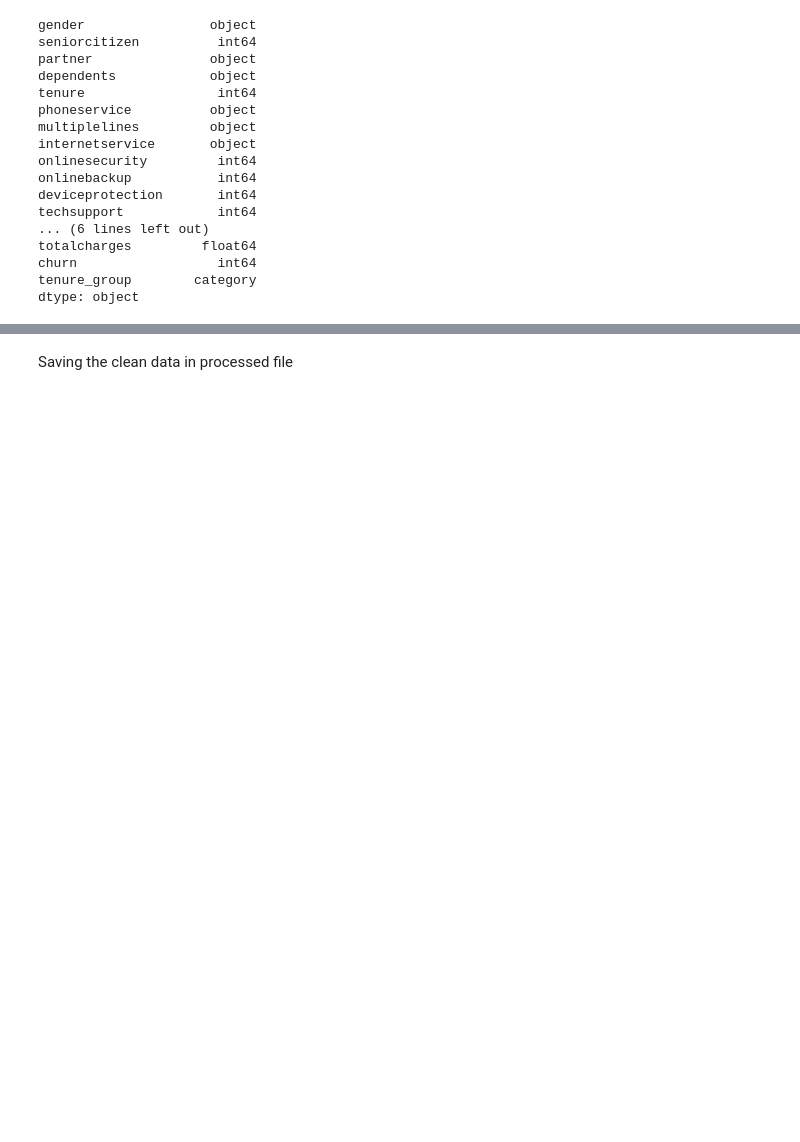
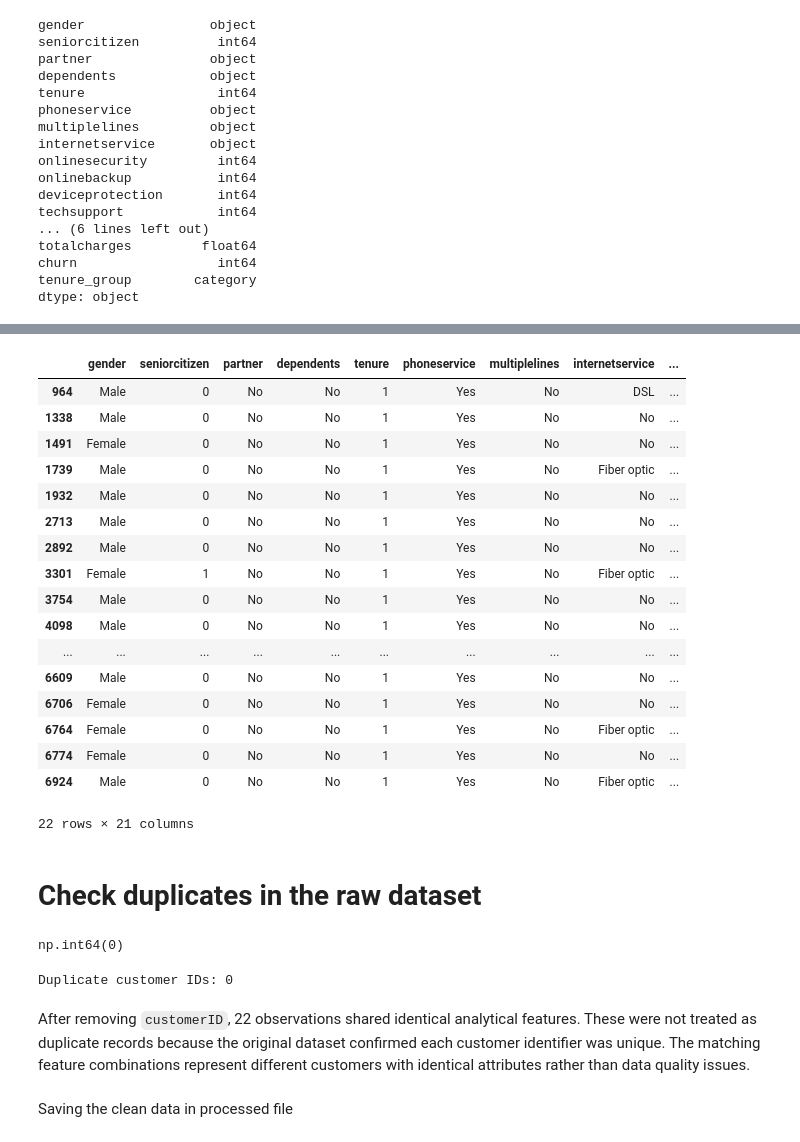
Before and after one commit to Mustak-Eman/telco-customer-churn-analysis, a Jupyter notebook: notebooks/02_data_cleaning.ipynb, the cells around one changed output, grey strips where cells are left out. Saved outputs shown, nothing was run; the diff lists cells and outputs as text; code cells hidden in the pictures; blank space fills up the shorter version.

```diff
--- a/notebooks/02_data_cleaning.ipynb
+++ b/notebooks/02_data_cleaning.ipynb
@@ -207,13 +207,14 @@ dtype: int64
 # %%
 telco_churn["tenure_group"] = pd.cut(
     telco_churn["tenure"],
-    bins=[0,12,24,48,72],
+    bins=[0, 12, 24, 48, 72],
     labels=[
         "0-12 months",
         "13-24 months",
         "25-48 months",
         "49-72 months"
-    ]
+    ],
+    include_lowest=True
 )
 # %%
 telco_churn[["tenure", "tenure_group"]].head(10)
@@ -301,0 +344,23 @@ dtype: object
+# %%
+telco_churn[telco_churn.duplicated()]
+# %% [output]
+|  | gender | seniorcitizen | partner | dependents | tenure | phoneservice | multiplelines | internetservice | ... |
+| 964 | Male | 0 | No | No | 1 | Yes | No | DSL | ... |
+| 1338 | Male | 0 | No | No | 1 | Yes | No | No | ... |
+| 1491 | Female | 0 | No | No | 1 | Yes | No | No | ... |
+| 1739 | Male | 0 | No | No | 1 | Yes | No | Fiber optic | ... |
+| 1932 | Male | 0 | No | No | 1 | Yes | No | No | ... |
+| 2713 | Male | 0 | No | No | 1 | Yes | No | No | ... |
+| 2892 | Male | 0 | No | No | 1 | Yes | No | No | ... |
+| 3301 | Female | 1 | No | No | 1 | Yes | No | Fiber optic | ... |
+| 3754 | Male | 0 | No | No | 1 | Yes | No | No | ... |
+| 4098 | Male | 0 | No | No | 1 | Yes | No | No | ... |
+| ... | ... | ... | ... | ... | ... | ... | ... | ... | ... |
+| 6609 | Male | 0 | No | No | 1 | Yes | No | No | ... |
+| 6706 | Female | 0 | No | No | 1 | Yes | No | No | ... |
+| 6764 | Female | 0 | No | No | 1 | Yes | No | Fiber optic | ... |
+| 6774 | Female | 0 | No | No | 1 | Yes | No | No | ... |
+| 6924 | Male | 0 | No | No | 1 | Yes | No | Fiber optic | ... |
+22 rows × 21 columns
+# %% [markdown]
+# Check duplicates in the raw dataset
@@ -302,3 +369,14 @@ dtype: object
+# %%
+
+raw_df.duplicated().sum()
+# %% [output]
+np.int64(0)
+# %%
+print("Duplicate customer IDs:", raw_df["customerID"].duplicated().sum())
+# %% [output]
+Duplicate customer IDs: 0
+# %% [markdown]
+After removing `customerID`, 22 observations shared identical analytical features. These were not treated as duplicate records because the original dataset confirmed each customer identifier was unique. The matching feature combinations represent different customers with identical attributes rather than data quality issues.
 # %% [markdown]
 Saving the clean data in processed file
 # %%
```
Also changed, not shown: parts of 14 cells of this notebook, 10 other files.
